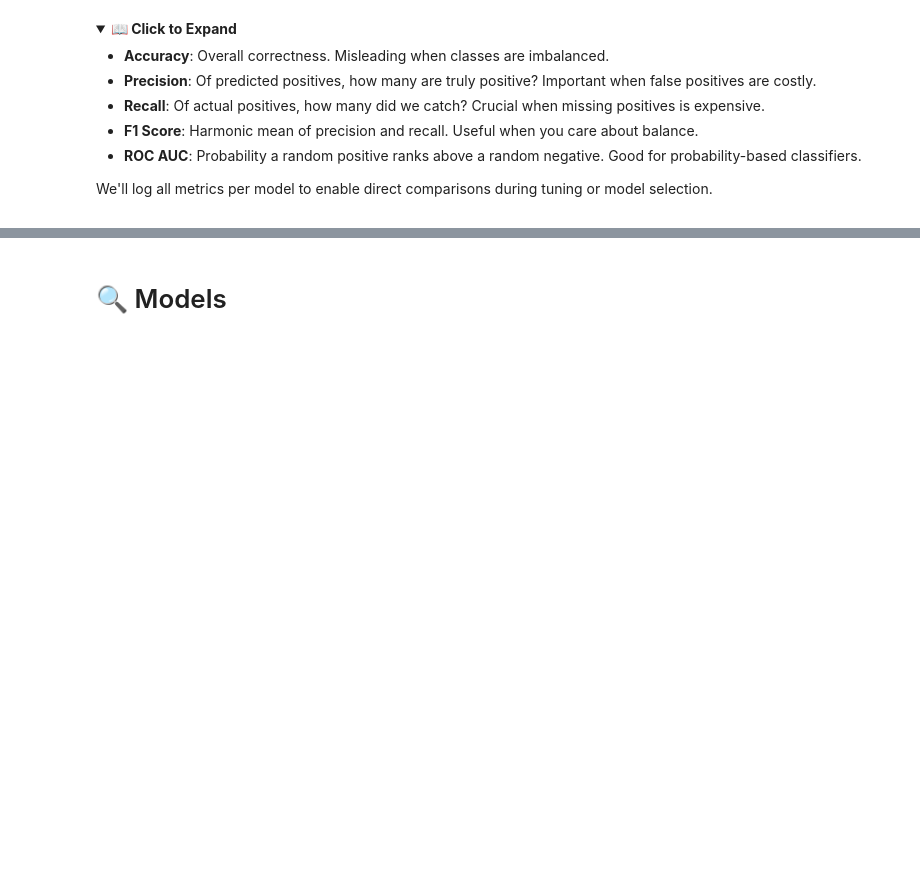
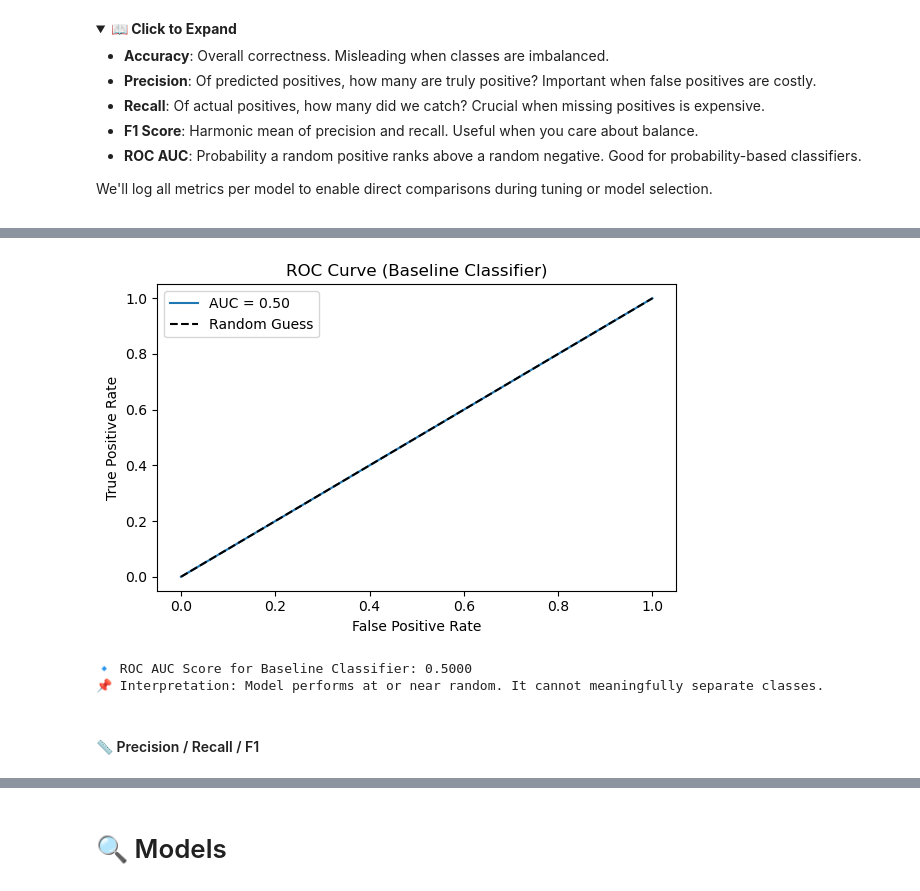
Before and after one commit to ashrithssreddy/ml-toolkit, a Jupyter notebook: Supervised_Learning/classification.ipynb, the cells around one changed output, grey strips where cells are left out. Cells and saved outputs as stored; diff of their text form; code cells hidden in the pictures; folded sections open; blank space fills up the shorter version.

```diff
--- a/Supervised_Learning/classification.ipynb
+++ b/Supervised_Learning/classification.ipynb
@@ -270,0 +352,46 @@ ___
+# %%
+from sklearn.metrics import roc_curve, roc_auc_score
+import matplotlib.pyplot as plt
+
+def plot_roc_auc(model, X_test, y_test, model_name="Model"):
+    """
+    Plot ROC curve, print AUC score, and give business-facing interpretation.
+    """
+    if hasattr(model, "predict_proba"):
+        y_scores = model.predict_proba(X_test)[:, 1]
+    elif hasattr(model, "decision_function"):
+        y_scores = model.decision_function(X_test)
+    else:
+        raise ValueError("Model does not support probability estimates or decision function.")
+
+    fpr, tpr, _ = roc_curve(y_test, y_scores)
+    auc_score = roc_auc_score(y_test, y_scores)
+
+    # Plot
+    plt.figure(figsize=(6, 4))
+    plt.plot(fpr, tpr, label=f"AUC = {auc_score:.2f}")
+    plt.plot([0, 1], [0, 1], "k--", label="Random Guess")
+    plt.xlabel("False Positive Rate")
+    plt.ylabel("True Positive Rate")
+    plt.title(f"ROC Curve ({model_name})")
+    plt.legend()
+    plt.tight_layout()
+    plt.show()
+
+    # Output
+    print(f"🔹 ROC AUC Score for {model_name}: {auc_score:.4f}")
+    if auc_score <= 0.55:
+        print("📌 Interpretation: Model performs at or near random. It cannot meaningfully separate classes.")
+    elif auc_score < 0.7:
+        print("📌 Interpretation: Some separability, but not reliable yet. Needs improvement.")
+    else:
+        print("📌 Interpretation: Model is doing a good job distinguishing between classes.")
+
+plot_roc_auc(dummy_clf, X_test, y_test, model_name="Baseline Classifier")
+# %% [output]
+[figure, added]
+🔹 ROC AUC Score for Baseline Classifier: 0.5000
+📌 Interpretation: Model performs at or near random. It cannot meaningfully separate classes.
+# %% [markdown]
+<a id="prf-metrics"></a>
+#### 📏 Precision / Recall / F1
```
Also changed, not shown: parts of 38 cells of this notebook, 2 other files.
